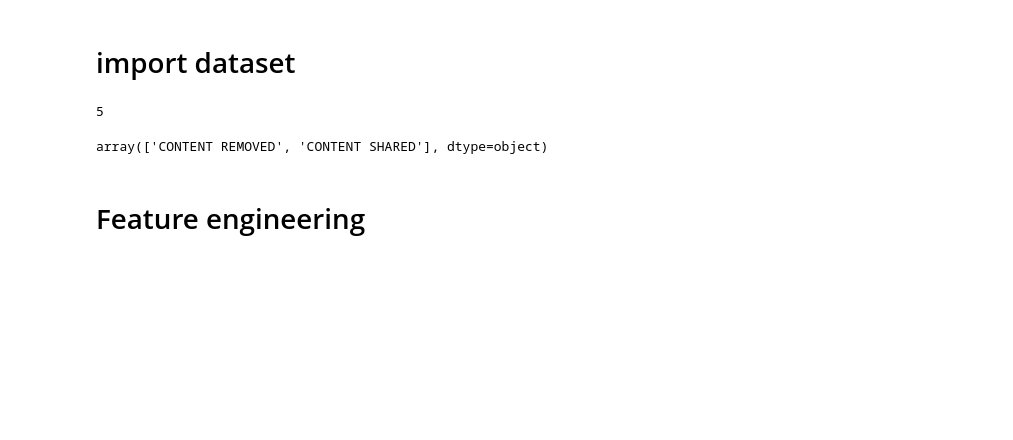
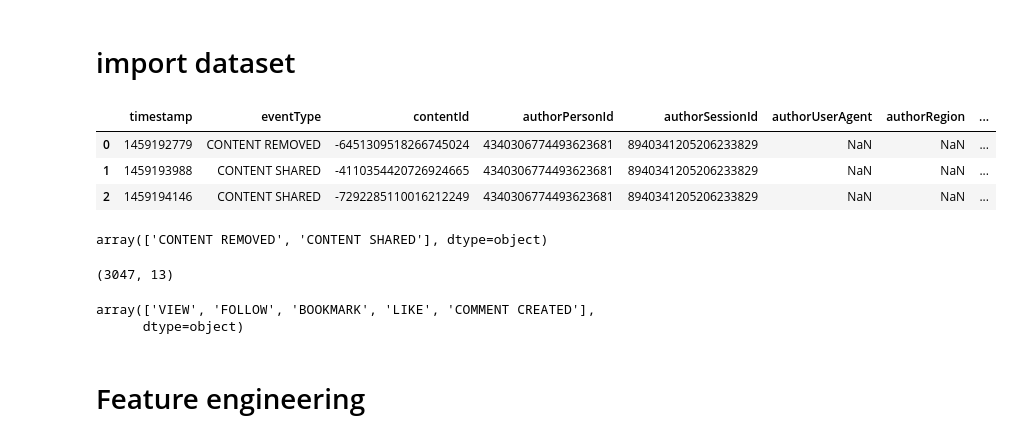
Before and after one commit to amrqura/end-to-end-recommender-system, a Jupyter notebook: notebook/recommenderSystemNotebook.ipynb, the cells around one changed output. Drawn from its saved outputs; the diff is of its cells as text; code cells hidden in the pictures; blank space fills up the shorter version.

```diff
--- a/notebook/recommenderSystemNotebook.ipynb
+++ b/notebook/recommenderSystemNotebook.ipynb
@@ -2,14 +2,17 @@
 # This notebook based on kaggle notebook:https://www.kaggle.com/gspmoreira/recommender-systems-in-python-101 Please refer to the base notebook for more details
 # %% [markdown]
 # import dataset
-# %%
-print(2+3)
-# %% [output]
-5
 # %%
 import pandas as pd
 article_df=pd.read_csv('../archive/shared_articles.csv')
 interactions_df=pd.read_csv('../archive/users_interactions.csv')
+# %%
+article_df.head(3)
+# %% [output]
+|  | timestamp | eventType | contentId | authorPersonId | authorSessionId | authorUserAgent | authorRegion | ... |
+| 0 | 1459192779 | CONTENT REMOVED | -6451309518266745024 | 4340306774493623681 | 8940341205206233829 | NaN | NaN | ... |
+| 1 | 1459193988 | CONTENT SHARED | -4110354420726924665 | 4340306774493623681 | 8940341205206233829 | NaN | NaN | ... |
+| 2 | 1459194146 | CONTENT SHARED | -7292285110016212249 | 4340306774493623681 | 8940341205206233829 | NaN | NaN | ... |
 # %%
 article_df['eventType'].unique()
 # %% [output]
@@ -18,6 +21,15 @@ array(['CONTENT REMOVED', 'CONTENT SHARED'], dtype=object)
 # get only eventtype='CONTENT SHARED'
 
 article_df=article_df[article_df['eventType']=='CONTENT SHARED']
+# %%
+article_df.shape
+# %% [output]
+(3047, 13)
+# %%
+interactions_df['eventType'].unique()
+# %% [output]
+array(['VIEW', 'FOLLOW', 'BOOKMARK', 'LIKE', 'COMMENT CREATED'],
+      dtype=object)
 # %% [markdown]
 # Feature engineering
 # %% [markdown]
```
Also changed, not shown: parts of 11 cells of this notebook.
